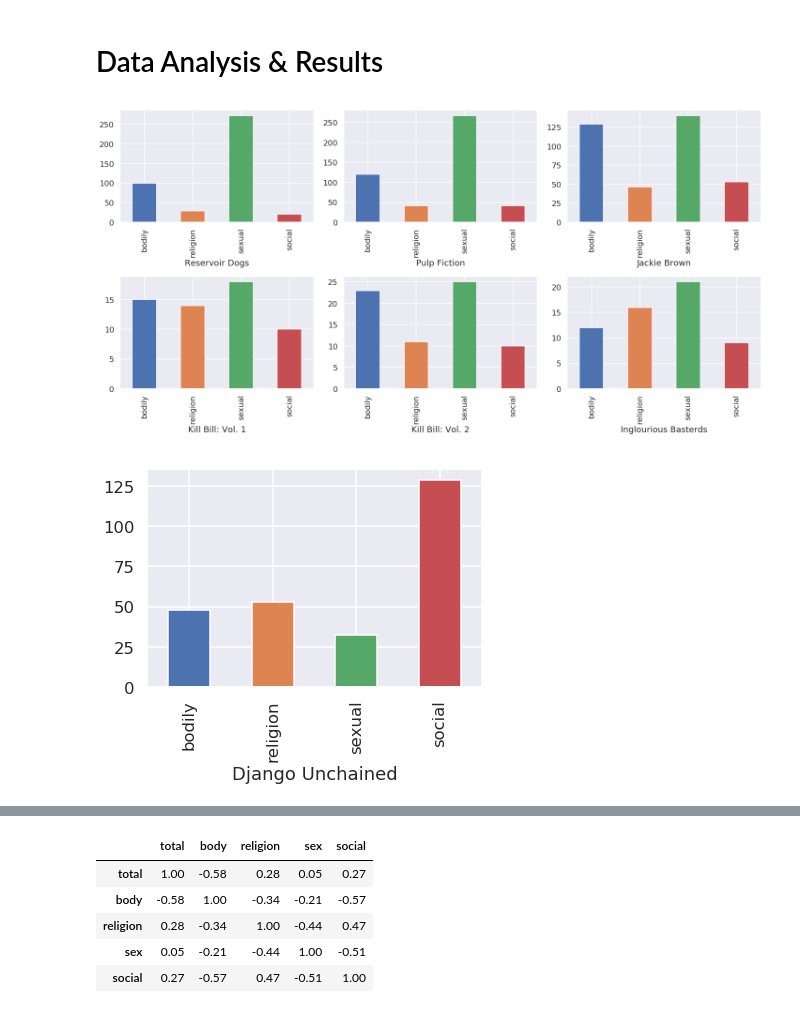
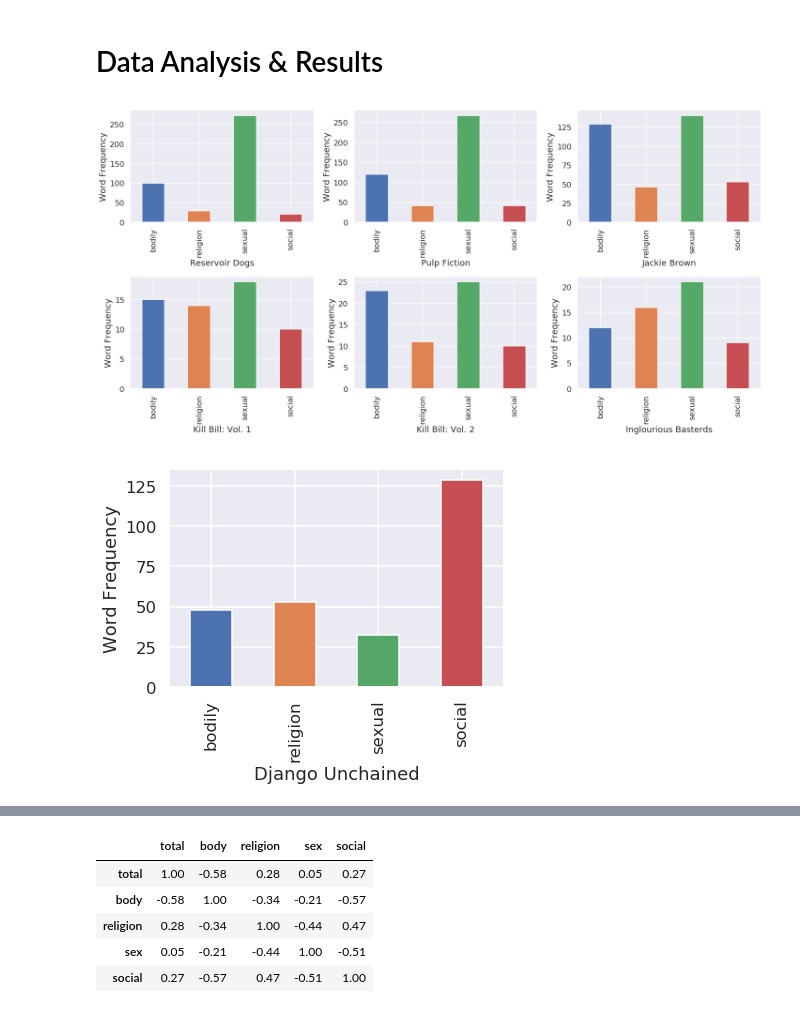
Before and after one commit to janinehou/COGS-108-Final-Project, a Jupyter notebook: FinalProject.ipynb, the cells around one changed output, grey strips where cells are left out. Cells and saved outputs as stored; diff of their text form; code cells hidden in the pictures.

```diff
--- a/FinalProject.ipynb
+++ b/FinalProject.ipynb
@@ -199,6 +199,7 @@ categories_7 = ['bodily', 'religion', 'sexual', 'social']
 data_dogs = {'Reservoir Dogs':categories_7,'count_7':count_7}
 df_dogs = pd.DataFrame(data_dogs)
 dogs_bar = df_dogs.plot.bar(x='Reservoir Dogs', y='count_7', legend=False, ax=ar[0][0])
+ar[0][0].set_ylabel('Word Frequency')
 
 #'Pulp Fiction'
 pulp1_df = words.drop(['word'], axis=1)
@@ -212,6 +213,7 @@ categories_6 = ['bodily', 'religion', 'sexual', 'social']
 data_pulp = {'Pulp Fiction':categories_6,'count_6':count_6}
 df_pulp = pd.DataFrame(data_pulp)
 pulp_bar = df_pulp.plot.bar(x='Pulp Fiction', y='count_6', legend=False, ax=ar[0][1])
+ar[0][1].set_ylabel('Word Frequency')
 
 #'Jackie Brown'
 jackie1_df = words.drop(['word'], axis=1)
@@ -225,6 +227,8 @@ categories_5 = ['bodily', 'religion', 'sexual', 'social']
 data_jackie = {'Jackie Brown':categories_5,'count_5':count_5}
 df_jackie = pd.DataFrame(data_jackie)
 jackie_bar = df_jackie.plot.bar(x='Jackie Brown', y='count_5', legend=False, ax=ar[0][2])
+ar[0][2].set_ylabel('Word Frequency')
+
 
 #Kill Bill: Vol. 1
 kill1_df = words.drop(['word'], axis=1)
@@ -238,6 +242,7 @@ categories_3 = ['bodily', 'religion', 'sexual', 'social']
 data_kill = {'Kill Bill: Vol. 1':categories_3,'count_3':count_3}
 df_kill = pd.DataFrame(data_kill)
 kill_bar = df_kill.plot.bar(x='Kill Bill: Vol. 1', y='count_3', legend=False, ax=ar[1][0])
+ar[1][0].set_ylabel('Word Frequency')
 
 #'Kill Bill: Vol. 2'
 kill21_df = words.drop(['word'], axis=1)
@@ -251,35 +256,38 @@ categories_4 = ['bodily', 'religion', 'sexual', 'social']
 data_kill2 = {'Kill Bill: Vol. 2':categories_4,'count_4':count_4}
 df_kill2 = pd.DataFrame(data_kill2)
 kill2_bar = df_kill2.plot.bar(x='Kill Bill: Vol. 2', y='count_4', legend=False, ax=ar[1][1])
+ar[1][1].set_ylabel('Word Frequency')
 
 #Inglourious Basterds
 inglor1_df = words.drop(['word'], axis=1)
 inglor_df = inglor1_df[inglor1_df['movie'] == 'Inglourious Basterds']
 inglor_body = sum_body(inglor_df)
 inglor_religion = sum_religion(inglor_df)
 inglor_sex = sum_sex(inglor_df)
 inglor_social = sum_social(inglor_df)
 count_2=[int(inglor_body), int(inglor_religion), int(inglor_sex), int(inglor_social)]
 categories_2 = ['bodily', 'religion', 'sexual', 'social']
 data_inglor = {'Inglourious Basterds':categories_2,'count_2':count_2}
 df_inglor = pd.DataFrame(data_inglor)
 inglor_bar = df_inglor.plot.bar(x='Inglourious Basterds', y='count_2', legend=False, ax=ar[1][2])
+ar[1][2].set_ylabel('Word Frequency')
 
 #Django Unchained
 django1_df = words.drop(['word'], axis=1)
 django_df = django1_df[django1_df['movie'] == 'Django Unchained']
 django_body = sum_body(django_df)
 django_religion = sum_religion(django_df)
 django_sex = sum_sex(django_df)
 django_social = sum_social(django_df)
 count=[int(django_body), int(django_religion), int(django_sex), int(django_social)]
 categories = ['bodily', 'religion', 'sexual', 'social']
 data_django = {'Django Unchained':categories,'count':count}
 df_django = pd.DataFrame(data_django)
 django_bar = df_django.plot.bar(x='Django Unchained', y='count', legend=False)
+django_bar.set_ylabel('Word Frequency')
 
 fig.tight_layout()
 # %% [output]
-[figure, old version]
+[figure, new version]
-[figure, old version]
+[figure, new version]
 # %%
```
Also changed, not shown: parts of 4 cells of this notebook.
